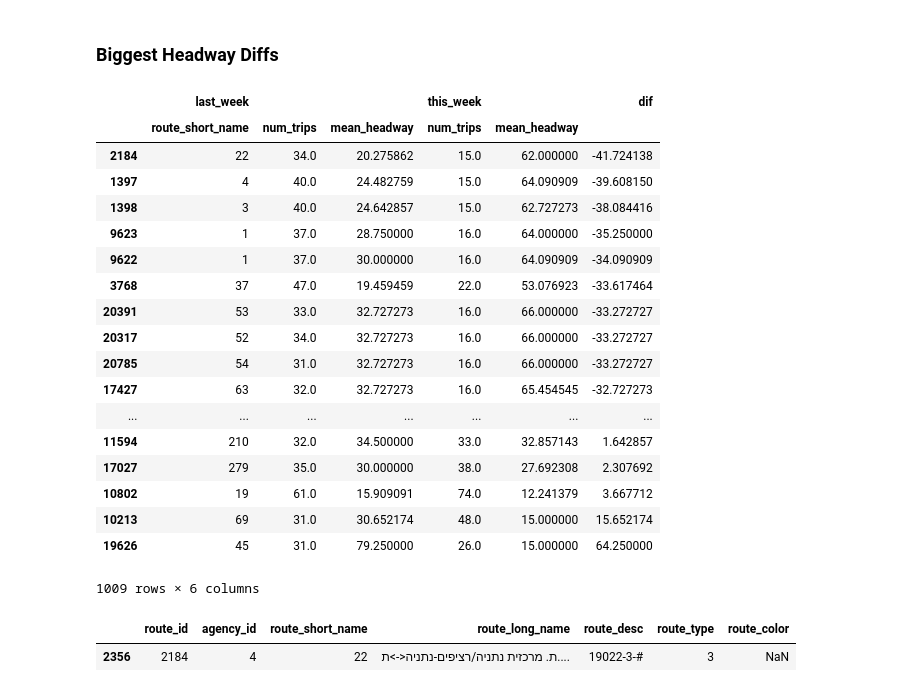
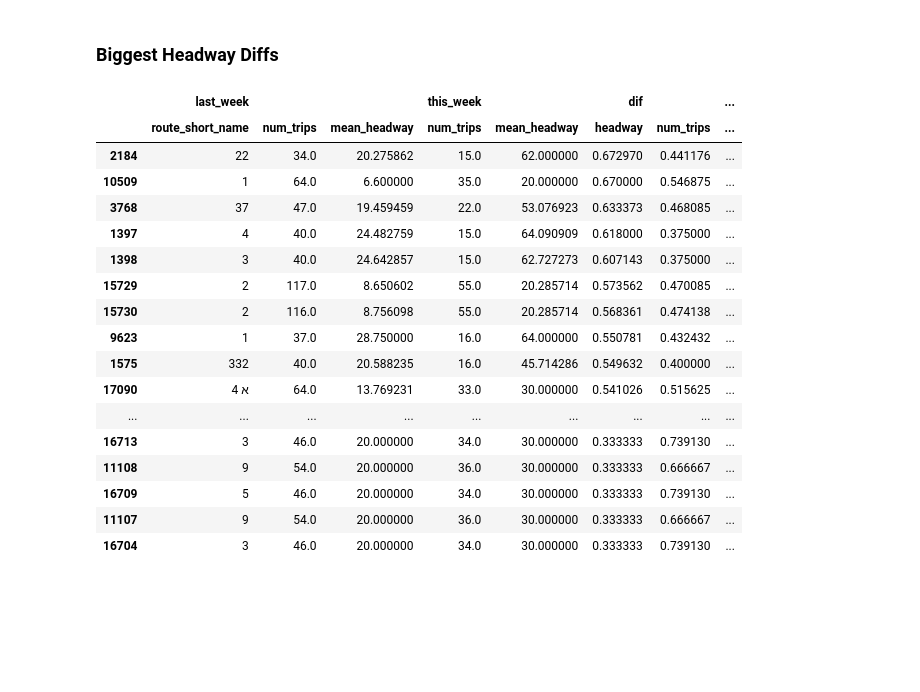
Before and after one commit to cjer/cjer-pelican, a Jupyter notebook: content/notebooks/openbus_7_lagbaomer.ipynb, the cells around one changed output. Drawn from its saved outputs; the diff is of its cells as text; code cells hidden in the pictures; blank space fills up the shorter version.

```diff
--- a/content/notebooks/openbus_7_lagbaomer.ipynb
+++ b/content/notebooks/openbus_7_lagbaomer.ipynb
@@ -186,7 +184,7 @@ f3 = get_tidy_feed_df(feed3, zones)
 rcmp = pd.concat([feed26.trips.route_id.value_counts(), feed3.trips.route_id.value_counts()], axis=1, keys=['feed26', 'feed3'])
 
 rcmp['dif'] = rcmp.feed26.subtract(rcmp.feed3)
-pd.concat((rcmp, feed26.routes.set_index('route_id')[['route_short_name', 'route_long_name']]), axis=1).sort_values(by='dif', ascending=False).head(50)
+pd.concat((rcmp, feed26.routes.set_index('route_id')[['route_short_name', 'route_long_name']]), axis=1).sort_values(by='dif', ascending=False).head(20)
 # %% [output]
 |  | feed26 | feed3 | dif | route_short_name | route_long_name |
 | 15729 | 117.0 | 55.0 | 62.0 | 2 | אבא שאול/איסוף-ביתר עילית<->דרך ה... |
@@ -445,34 +444,33 @@ route_stats_lw.head()
 # %% [markdown]
 ### Biggest Headway Diffs
 # %%
-(pd.concat((route_stats_lw[(route_stats_lw.date=='20180426') & (route_stats_lw.num_trips>30)].set_index('route_id')[['route_short_name', 'num_trips', 'mean_headway']],
+conc = (pd.concat((route_stats_lw[(route_stats_lw.date=='20180426') & (route_stats_lw.num_trips>30)].set_index('route_id')[['route_short_name', 'num_trips', 'mean_headway']],
 route_stats[route_stats.date=='20180503'].set_index('route_id')[['num_trips', 'mean_headway']]), axis=1, keys=['last_week', 'this_week'])
  .dropna()
- .assign(dif = lambda x: x.iloc[:,2] - x.iloc[:, 4])
- .sort_values(by=[('dif')], ascending=True)
 )
+conc[('dif', 'headway')] = 1 - (conc.iloc[:, 2])/conc.iloc[:, 4]
+conc[('dif', 'num_trips')] = (conc.iloc[:, 3])/conc.iloc[:, 1]
+
+with pd.option_context('display.max_rows', 10000, 'display.max_columns', 10):
+     display(conc.sort_values(by=[('dif', 'headway')], ascending=False).head(100).merge((pd.concat([feed26.routes[['route_id', 'route_long_name']].set_index('route_id')],
+                                                                                                  axis=1, keys=['a'])),
+                                                                                       how='left', left_index=True, right_index=True))
 # %% [output]
-|  | last_week |  |  | this_week |  | dif |
-|  | route_short_name | num_trips | mean_headway | num_trips | mean_headway |  |
-| 2184 | 22 | 34.0 | 20.275862 | 15.0 | 62.000000 | -41.724138 |
-| 1397 | 4 | 40.0 | 24.482759 | 15.0 | 64.090909 | -39.608150 |
-| 1398 | 3 | 40.0 | 24.642857 | 15.0 | 62.727273 | -38.084416 |
-| 9623 | 1 | 37.0 | 28.750000 | 16.0 | 64.000000 | -35.250000 |
-| 9622 | 1 | 37.0 | 30.000000 | 16.0 | 64.090909 | -34.090909 |
-| 3768 | 37 | 47.0 | 19.459459 | 22.0 | 53.076923 | -33.617464 |
-| 20391 | 53 | 33.0 | 32.727273 | 16.0 | 66.000000 | -33.272727 |
-| 20317 | 52 | 34.0 | 32.727273 | 16.0 | 66.000000 | -33.272727 |
-| 20785 | 54 | 31.0 | 32.727273 | 16.0 | 66.000000 | -33.272727 |
-| 17427 | 63 | 32.0 | 32.727273 | 16.0 | 65.454545 | -32.727273 |
-| ... | ... | ... | ... | ... | ... | ... |
-| 11594 | 210 | 32.0 | 34.500000 | 33.0 | 32.857143 | 1.642857 |
-| 17027 | 279 | 35.0 | 30.000000 | 38.0 | 27.692308 | 2.307692 |
-| 10802 | 19 | 61.0 | 15.909091 | 74.0 | 12.241379 | 3.667712 |
-| 10213 | 69 | 31.0 | 30.652174 | 48.0 | 15.000000 | 15.652174 |
-| 19626 | 45 | 31.0 | 79.250000 | 26.0 | 15.000000 | 64.250000 |
+|  | last_week |  |  | this_week |  | dif |  | ... |
+|  | route_short_name | num_trips | mean_headway | num_trips | mean_headway | headway | num_trips | ... |
+| 2184 | 22 | 34.0 | 20.275862 | 15.0 | 62.000000 | 0.672970 | 0.441176 | ... |
+| 10509 | 1 | 64.0 | 6.600000 | 35.0 | 20.000000 | 0.670000 | 0.546875 | ... |
+| 3768 | 37 | 47.0 | 19.459459 | 22.0 | 53.076923 | 0.633373 | 0.468085 | ... |
+| 1397 | 4 | 40.0 | 24.482759 | 15.0 | 64.090909 | 0.618000 | 0.375000 | ... |
+| 1398 | 3 | 40.0 | 24.642857 | 15.0 | 62.727273 | 0.607143 | 0.375000 | ... |
+| 15729 | 2 | 117.0 | 8.650602 | 55.0 | 20.285714 | 0.573562 | 0.470085 | ... |
+| 15730 | 2 | 116.0 | 8.756098 | 55.0 | 20.285714 | 0.568361 | 0.474138 | ... |
+| 9623 | 1 | 37.0 | 28.750000 | 16.0 | 64.000000 | 0.550781 | 0.432432 | ... |
+| 1575 | 332 | 40.0 | 20.588235 | 16.0 | 45.714286 | 0.549632 | 0.400000 | ... |
+| 17090 | 4 א | 64.0 | 13.769231 | 33.0 | 30.000000 | 0.541026 | 0.515625 | ... |
+| ... | ... | ... | ... | ... | ... | ... | ... | ... |
+| 16713 | 3 | 46.0 | 20.000000 | 34.0 | 30.000000 | 0.333333 | 0.739130 | ... |
+| 11108 | 9 | 54.0 | 20.000000 | 36.0 | 30.000000 | 0.333333 | 0.666667 | ... |
+| 16709 | 5 | 46.0 | 20.000000 | 34.0 | 30.000000 | 0.333333 | 0.739130 | ... |
+| 11107 | 9 | 54.0 | 20.000000 | 36.0 | 30.000000 | 0.333333 | 0.666667 | ... |
+| 16704 | 3 | 46.0 | 20.000000 | 34.0 | 30.000000 | 0.333333 | 0.739130 | ... |
-1009 rows × 6 columns
-# %%
-feed26.routes[feed26.routes.route_id=='2184']
-# %% [output]
-|  | route_id | agency_id | route_short_name | route_long_name | route_desc | route_type | route_color |
-| 2356 | 2184 | 4 | 22 | ת. מרכזית נתניה/רציפים-נתניה<->ת.... | 19022-3-# | 3 | NaN |
```
Also changed, not shown: parts of 17 cells of this notebook, 2 other files.
